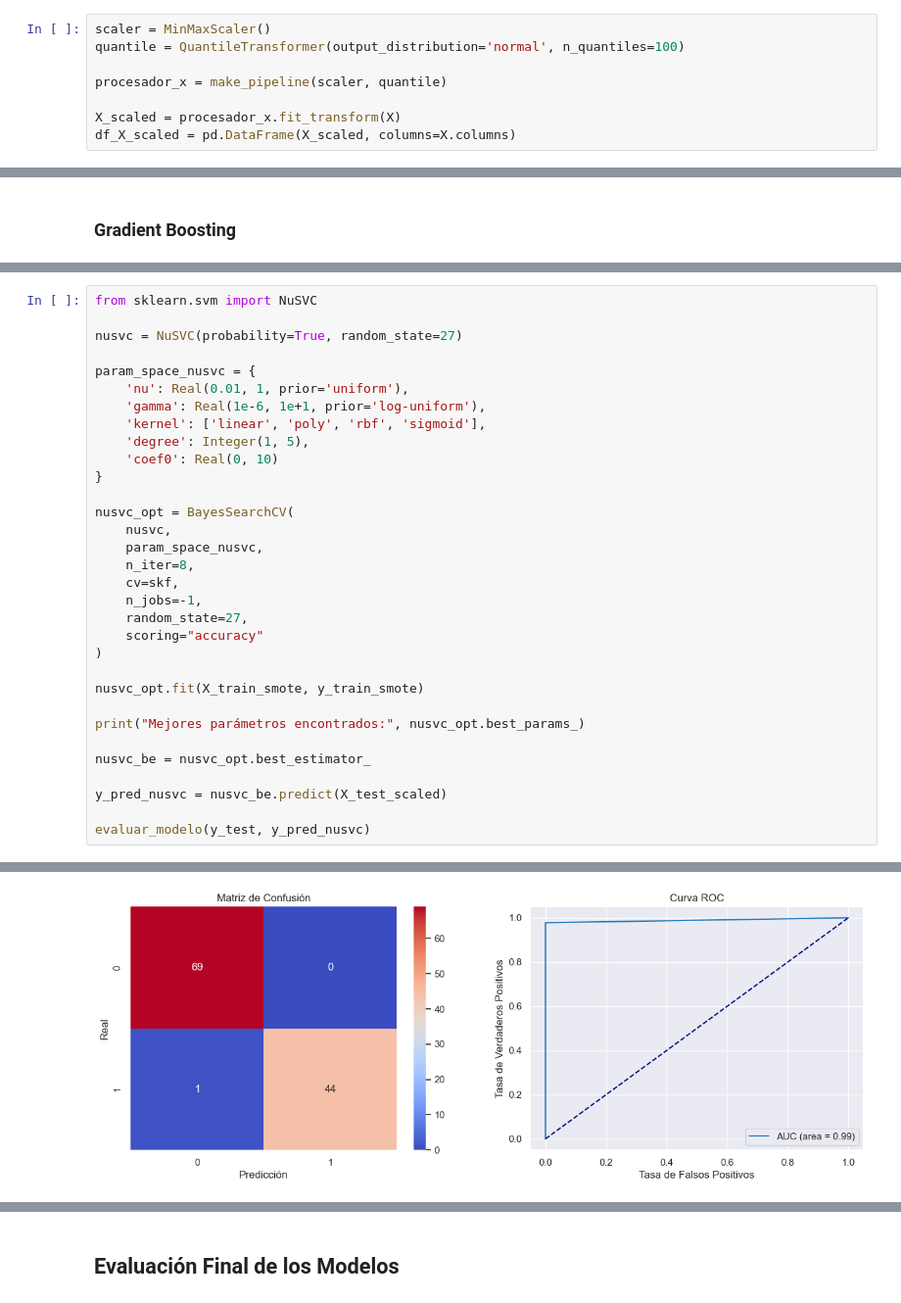
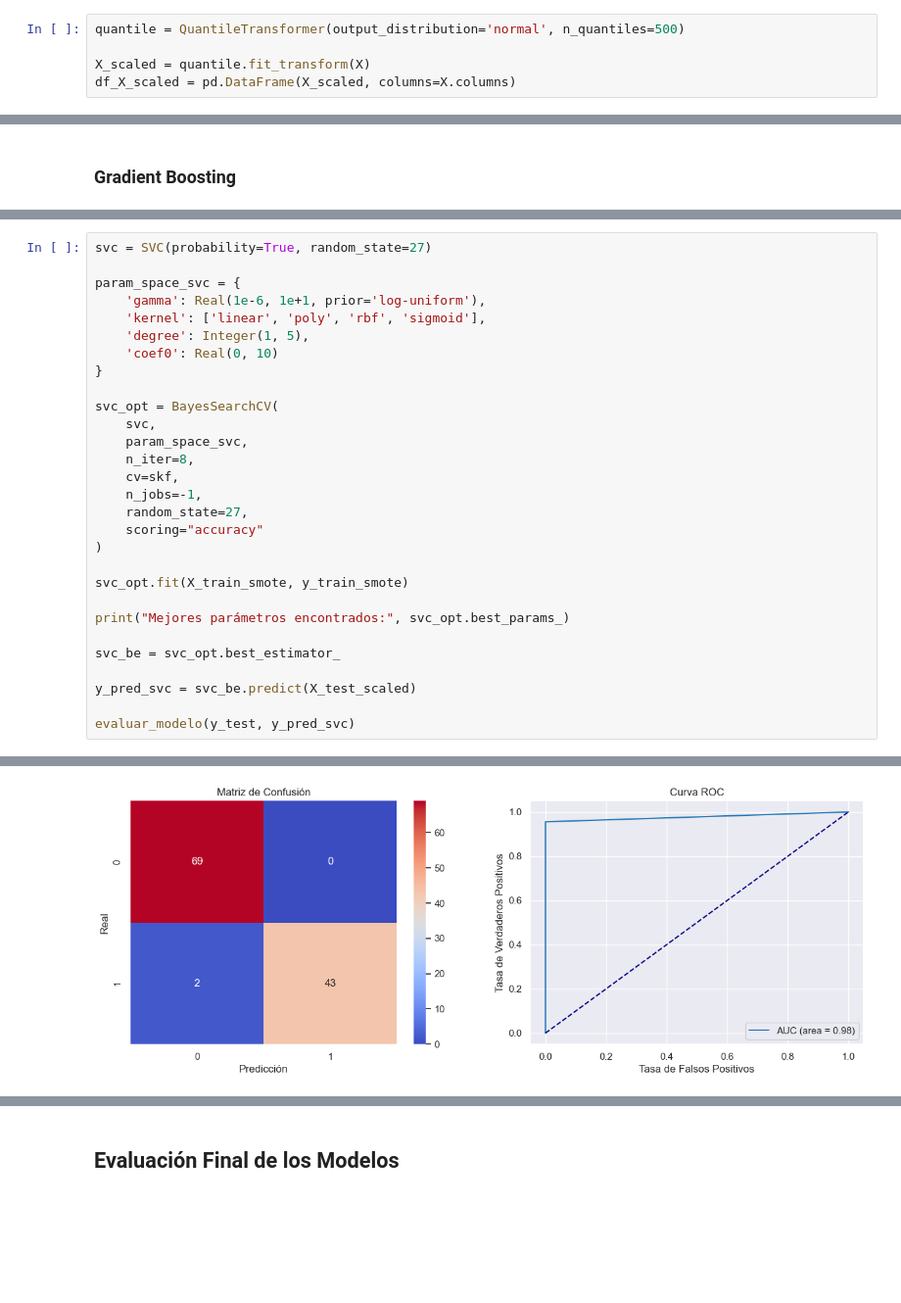
Before and after one commit to Rubenvalrom/Analisis-de-modelos-predictivos-contra-el-cancer-de-mama, a Jupyter notebook: ML cancer.ipynb, the cells around one changed output, grey strips where cells are left out. Shown at 98% size. Drawn from its saved outputs; the diff is of its cells as text; blank space fills up the shorter version.

Commit message:
Markdown y librerias en desuso
Se ha añadido o modificado un poco de markdown y dejado de importar librerias en desuso

```diff
--- a/ML cancer.ipynb
+++ b/ML cancer.ipynb
@@ -378,12 +385,9 @@ qq_plots(X)
 +   La distribución de la mayoría de variables se aproximan a una normal pero se pierde en los extremos
 Requerirán un proceso de normalización para modelos a los les afecte como K-Neighbors
 # %%
-scaler = MinMaxScaler()
-quantile = QuantileTransformer(output_distribution='normal', n_quantiles=100)
+quantile = QuantileTransformer(output_distribution='normal', n_quantiles=500)
 
-procesador_x = make_pipeline(scaler, quantile)
-
-X_scaled = procesador_x.fit_transform(X)
+X_scaled = quantile.fit_transform(X)
 df_X_scaled = pd.DataFrame(X_scaled, columns=X.columns)
 # %%
 qq_plots(df_X_scaled)
@@ -695,19 +699,16 @@ importancias(gbc_be)
 # %%
-from sklearn.svm import NuSVC
+svc = SVC(probability=True, random_state=27)
 
-nusvc = NuSVC(probability=True, random_state=27)
-
-param_space_nusvc = {
-    'nu': Real(0.01, 1, prior='uniform'),
+param_space_svc = {
     'gamma': Real(1e-6, 1e+1, prior='log-uniform'),
     'kernel': ['linear', 'poly', 'rbf', 'sigmoid'],
     'degree': Integer(1, 5),
     'coef0': Real(0, 10)
 }
 
-nusvc_opt = BayesSearchCV(
-    nusvc,
-    param_space_nusvc,
+svc_opt = BayesSearchCV(
+    svc,
+    param_space_svc,
     n_iter=8,
     cv=skf,
     n_jobs=-1,
@@ -715,13 +716,13 @@ nusvc_opt = BayesSearchCV(
     scoring="accuracy"
 )
 
-nusvc_opt.fit(X_train_smote, y_train_smote)
+svc_opt.fit(X_train_smote, y_train_smote)
 
-print("Mejores parámetros encontrados:", nusvc_opt.best_params_)
+print("Mejores parámetros encontrados:", svc_opt.best_params_)
 
-nusvc_be = nusvc_opt.best_estimator_
+svc_be = svc_opt.best_estimator_
 
-y_pred_nusvc = nusvc_be.predict(X_test_scaled)
+y_pred_svc = svc_be.predict(X_test_scaled)
 
-evaluar_modelo(y_test, y_pred_nusvc)
+evaluar_modelo(y_test, y_pred_svc)
 # %% [output]
@@ -737,2 +738,2 @@ weighted avg       0.99      0.99      0.99       114
-[figure, old version]
+[figure, new version]
 # %% [markdown]
```
Also changed, not shown: parts of 24 cells of this notebook, 1 other file.
